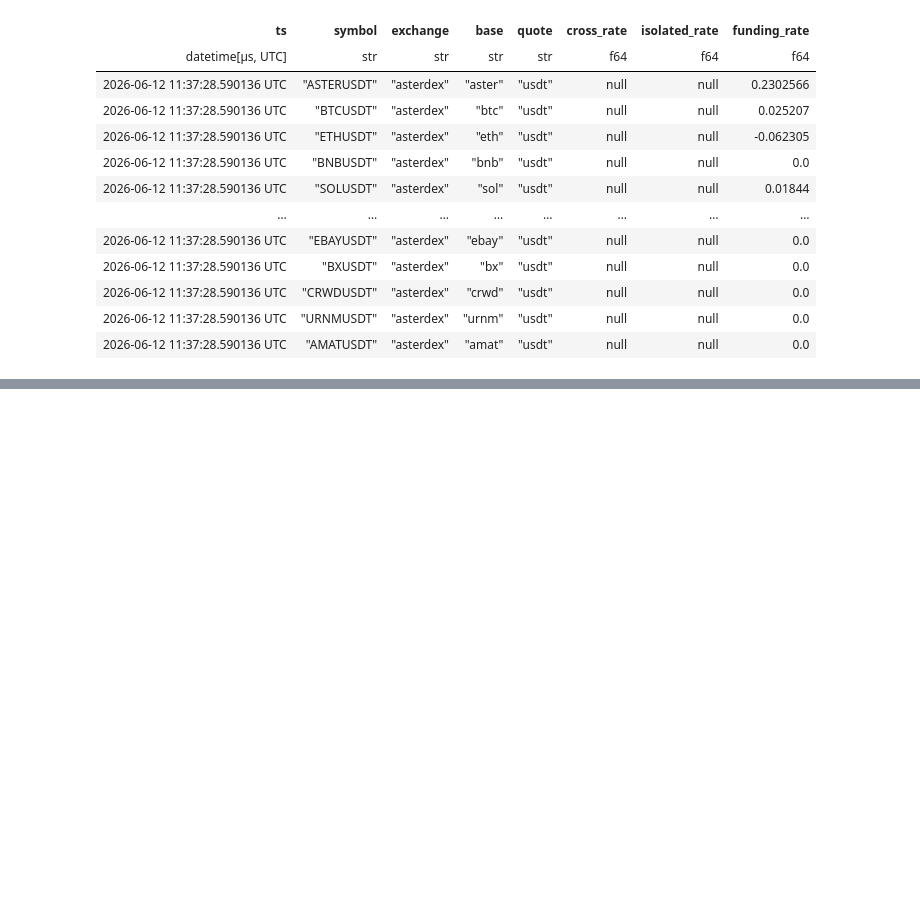
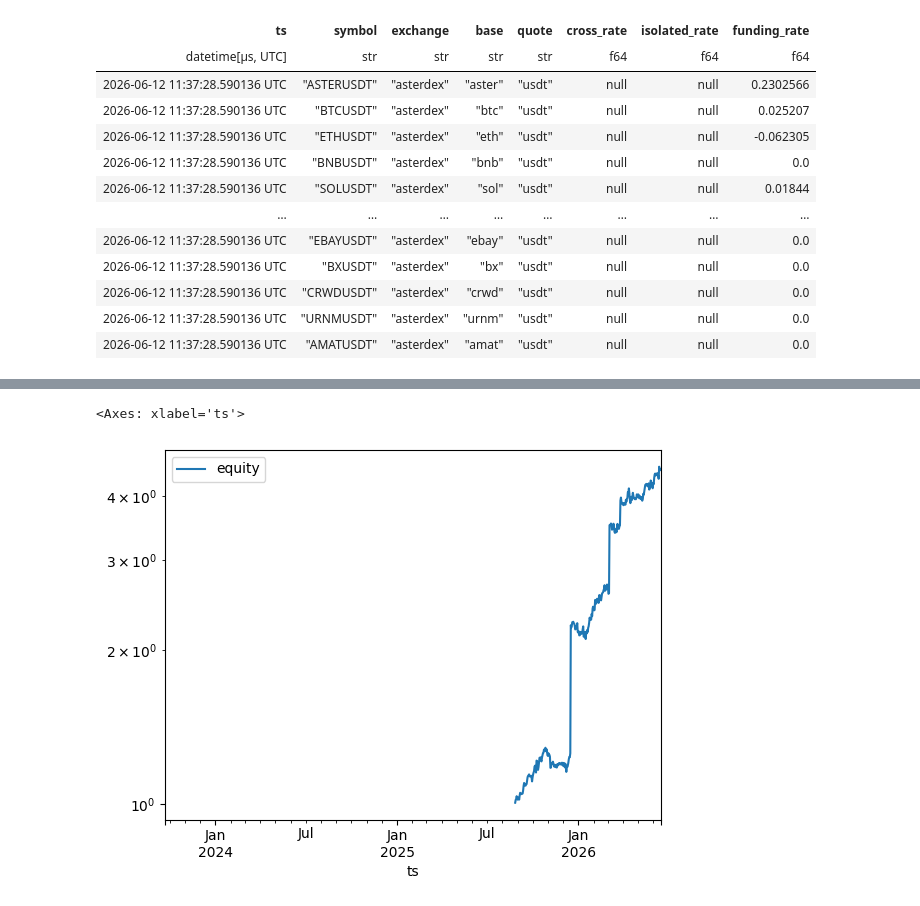
Before and after one commit to flanfly/studies, a Jupyter notebook: scratchpad.ipynb, the cells around one changed output, grey strips where cells are left out. Drawn from its saved outputs; the diff is of its cells as text; code cells hidden in the pictures; blank space fills up the shorter version.

```diff
--- a/scratchpad.ipynb
+++ b/scratchpad.ipynb
@@ -2170,0 +2213,41 @@ shape: (467, 8)
+# %%
+import polars as pl
+import datetime as dt
+
+
+(
+    pl.read_parquet('live/klines.parquet')
+    .sort(['base','open_ts','exchange','symbol'])
+    .group_by(['base','open_ts'])
+    .first()
+    .select(
+        ts=pl.col('open_ts'),
+        symbol=pl.col('base'),
+        close=pl.col('close'),
+        age=(pl.col('open_ts') - pl.col('open_ts').min().over('symbol')).dt.total_days(),
+    )
+    .sort(['symbol','ts'])
+    .with_columns(
+        bucket=pl.col('age').qcut(5, labels=[str(i) for i in range(5)], allow_duplicates=True).over('ts'),
+        fwd=(pl.col('close').shift(-1).over('symbol') / pl.col('close')) - 1,
+    )
+
+    .group_by(['ts','bucket'])
+    .agg(pl.col('fwd').mean())
+    .filter(pl.col('bucket').is_in(['0','4']))
+    .pivot(
+        index='ts',
+        on='bucket',
+        values='fwd'
+    )
+    .sort('ts')
+
+    # 3. Calculate the long youngest short oldest spread
+    .select(
+        pl.col('ts'),
+        equity=(pl.col('0') - pl.col('4') - 0.0005 + 1).cum_prod(),
+    )
+).to_pandas().plot(x='ts',y='equity',logy=True)
+# %% [output]
+<Axes: xlabel='ts'>
+[figure, added]
```
Also changed, not shown: parts of 7 cells of this notebook, 28 other files.
